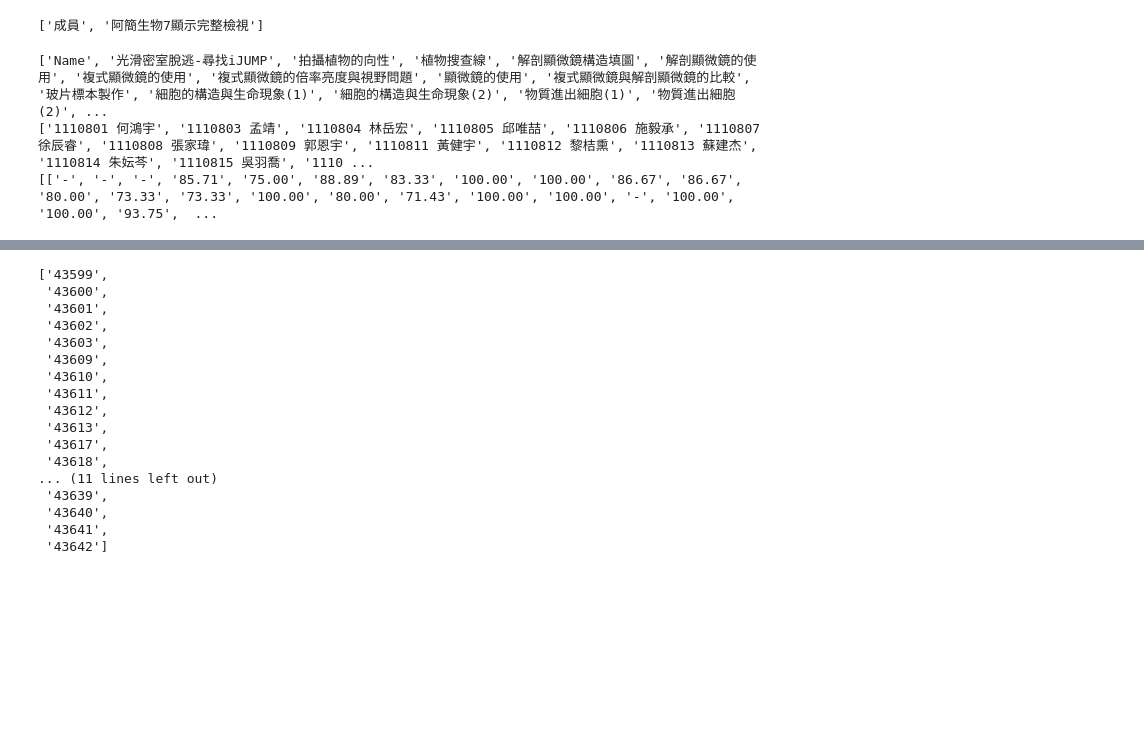
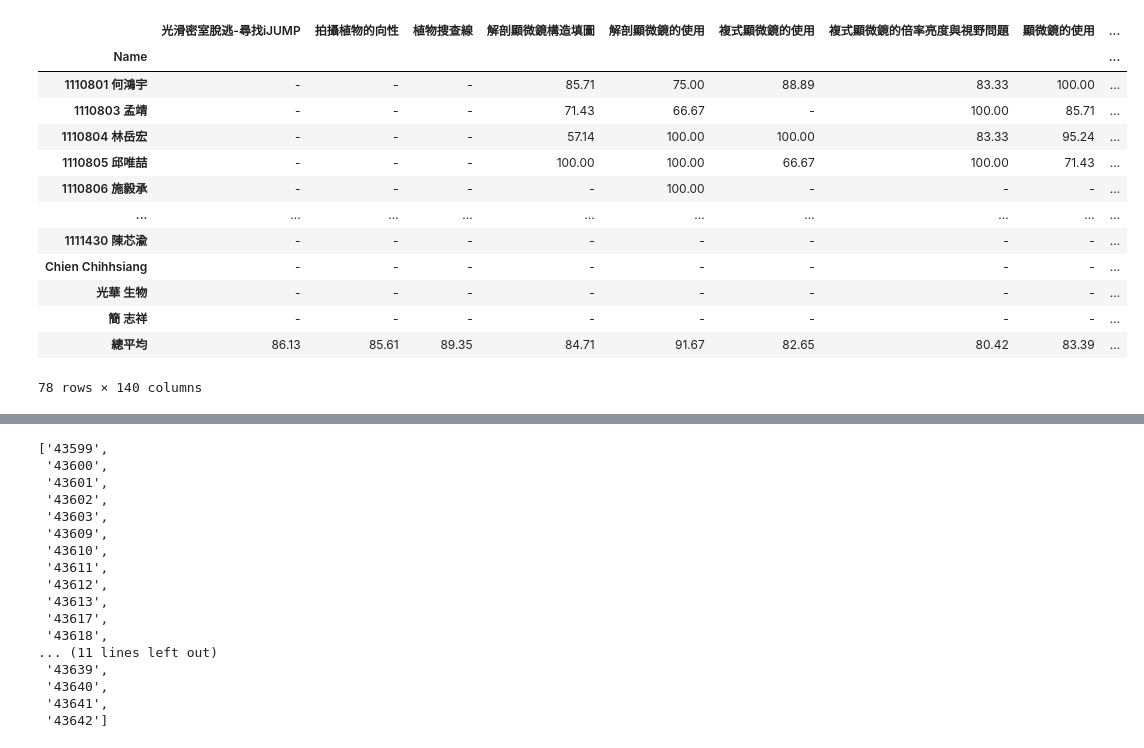
Before and after one commit to ChihHsiangChien/moodleCrawl, a Jupyter notebook: 產生成績報表.ipynb, the cells around one changed output, grey strips where cells are left out. Drawn from its saved outputs; the diff is of its cells as text; code cells hidden in the pictures; blank space fills up the shorter version.

Commit message:
score report

```diff
--- a/產生成績報表.ipynb
+++ b/產生成績報表.ipynb
@@ -58,31 +108,38 @@ soup=BeautifulSoup(htmltext,"html.parser")
-# %%
-
-table = soup.find('table', {'class': 'gradereport-grader-table'})
-
-columns = [th.text.replace('\n', '') for th in table.find('tr').find_all('th')]
-columns
-# %% [output]
-['成員', '阿簡生物7顯示完整檢視']
 # %%
+# 從學生報表中取得成績標題與學生成績
 # 學生成績標題
 testTitleTrs = table.find_all('tr')[2]
 titles = [title.text for title in testTitleTrs.find_all('th')[4:]]
 titles = ["Name"] + titles
 
 # 學生成績
 trs = table.find_all('tr')[3:]
 names = list()
 allscores = list()
 for tr in trs:
     studentName =  tr.find_all('th')[0].text
-    names.append(studentName)
-    scores = [td.text for td in tr.find_all('td')[4:]]
+    #names.append(studentName)
+    scores = [studentName] + [td.text for td in tr.find_all('td')[4:]]
     allscores.append(scores)
-print(titles)
-print(names)
-print(allscores)
-/#rows[:5]
+#print(titles)
+#print(names)
+
+# 存入df
+df = pd.DataFrame(allscores, columns =titles)
+df.set_index('Name', inplace = True)
+df
 # %% [output]
+|  | 光滑密室脫逃-尋找iJUMP | 拍攝植物的向性 | 植物搜查線 | 解剖顯微鏡構造填圖 | 解剖顯微鏡的使用 | 複式顯微鏡的使用 | 複式顯微鏡的倍率亮度與視野問題 | 顯微鏡的使用 | ... |
+| Name |  |  |  |  |  |  |  |  | ... |
+| 1110801 何鴻宇 | - | - | - | 85.71 | 75.00 | 88.89 | 83.33 | 100.00 | ... |
+| 1110803 孟靖 | - | - | - | 71.43 | 66.67 | - | 100.00 | 85.71 | ... |
+| 1110804 林岳宏 | - | - | - | 57.14 | 100.00 | 100.00 | 83.33 | 95.24 | ... |
+| 1110805 邱唯喆 | - | - | - | 100.00 | 100.00 | 66.67 | 100.00 | 71.43 | ... |
+| 1110806 施毅承 | - | - | - | - | 100.00 | - | - | - | ... |
+| ... | ... | ... | ... | ... | ... | ... | ... | ... | ... |
+| 1111430 陳芯渝 | - | - | - | - | - | - | - | - | ... |
+| Chien Chihhsiang | - | - | - | - | - | - | - | - | ... |
+| 光華 生物 | - | - | - | - | - | - | - | - | ... |
+| 簡 志祥 | - | - | - | - | - | - | - | - | ... |
+| 總平均 | 86.13 | 85.61 | 89.35 | 84.71 | 91.67 | 82.65 | 80.42 | 83.39 | ... |
-['Name', '光滑密室脫逃-尋找iJUMP', '拍攝植物的向性', '植物搜查線', '解剖顯微鏡構造填圖', '解剖顯微鏡的使用', '複式顯微鏡的使用', '複式顯微鏡的倍率亮度與視野問題', '顯微鏡的使用', '複式顯微鏡與解剖顯微鏡的比較', '玻片標本製作', '細胞的構造與生命現象(1)', '細胞的構造與生命現象(2)', '物質進出細胞(1)', '物質進出細胞(2)', ...
-['1110801 何鴻宇', '1110803 孟靖', '1110804 林岳宏', '1110805 邱唯喆', '1110806 施毅承', '1110807 徐辰睿', '1110808 張家瑋', '1110809 郭恩宇', '1110811 黃健宇', '1110812 黎桔熏', '1110813 蘇建杰', '1110814 朱妘芩', '1110815 吳羽喬', '1110 ...
-[['-', '-', '-', '85.71', '75.00', '88.89', '83.33', '100.00', '100.00', '86.67', '86.67', '80.00', '73.33', '73.33', '100.00', '80.00', '71.43', '100.00', '100.00', '-', '100.00', '100.00', '93.75',  ...
+78 rows × 140 columns
```
Also changed, not shown: parts of 7 cells of this notebook.
